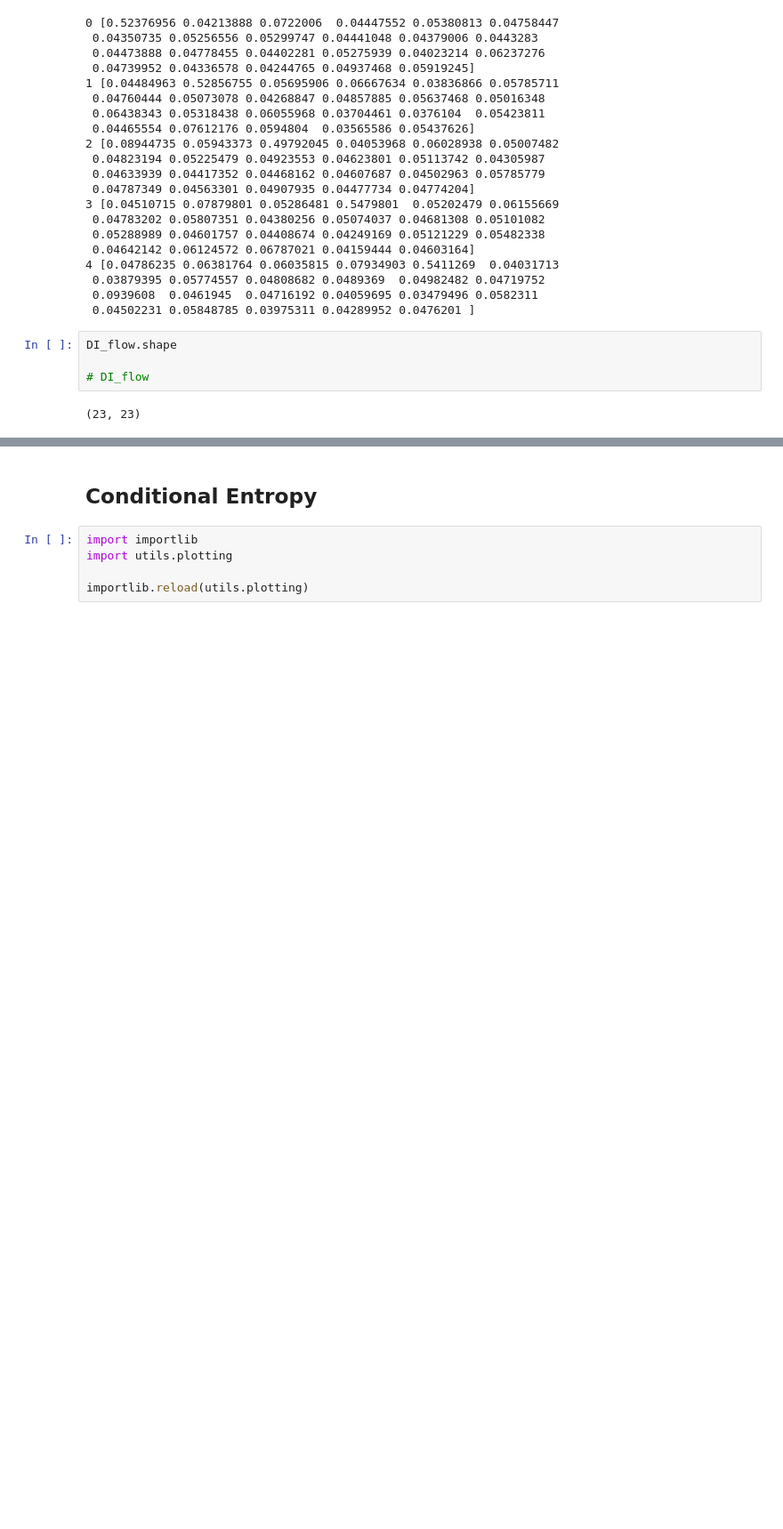
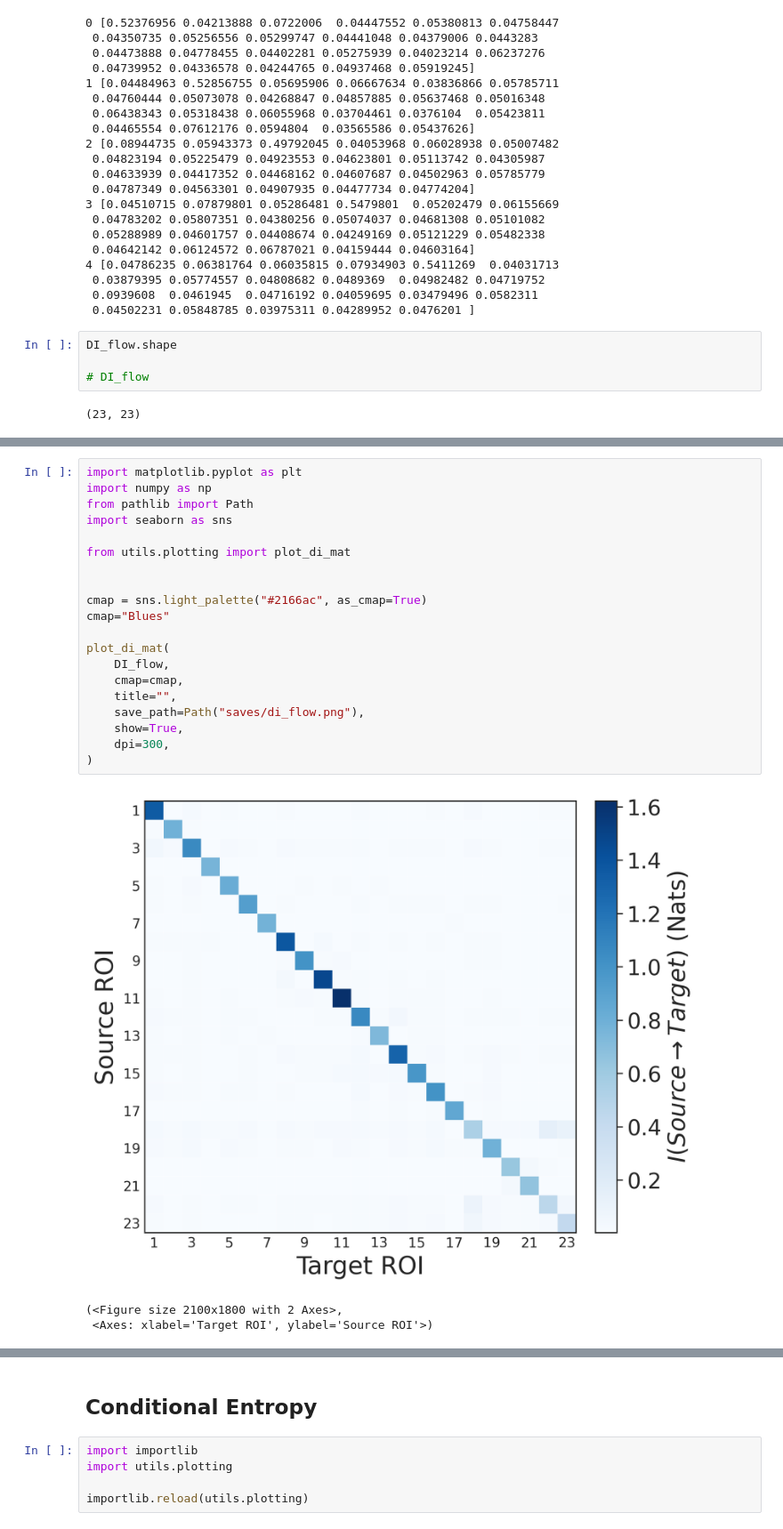
Before and after one commit to ab126/fmri_forecasting, a Jupyter notebook: compute_di.ipynb, the cells around one changed output, grey strips where cells are left out. Shown at 89% size. Cells and saved outputs as stored; diff of their text form; blank space fills up the shorter version.

```diff
--- a/compute_di.ipynb
+++ b/compute_di.ipynb
@@ -209,3 +201,27 @@ DI_flow.shape
+# %%
+import matplotlib.pyplot as plt
+import numpy as np
+from pathlib import Path
+import seaborn as sns
+
+from utils.plotting import plot_di_mat
+
+
+cmap = sns.light_palette("#2166ac", as_cmap=True)
+cmap="Blues"
+
+plot_di_mat(
+    DI_flow,
+    cmap=cmap,
+    title="",
+    save_path=Path("saves/di_flow.png"),
+    show=True,
+    dpi=300,
+)
+# %% [output]
+[figure, added]
+(<Figure size 2100x1800 with 2 Axes>,
+ <Axes: xlabel='Target ROI', ylabel='Source ROI'>)
 # %%
 import matplotlib.pyplot as plt
 import numpy as np
```
Also changed, not shown: parts of 7 cells of this notebook, 4 other files.
